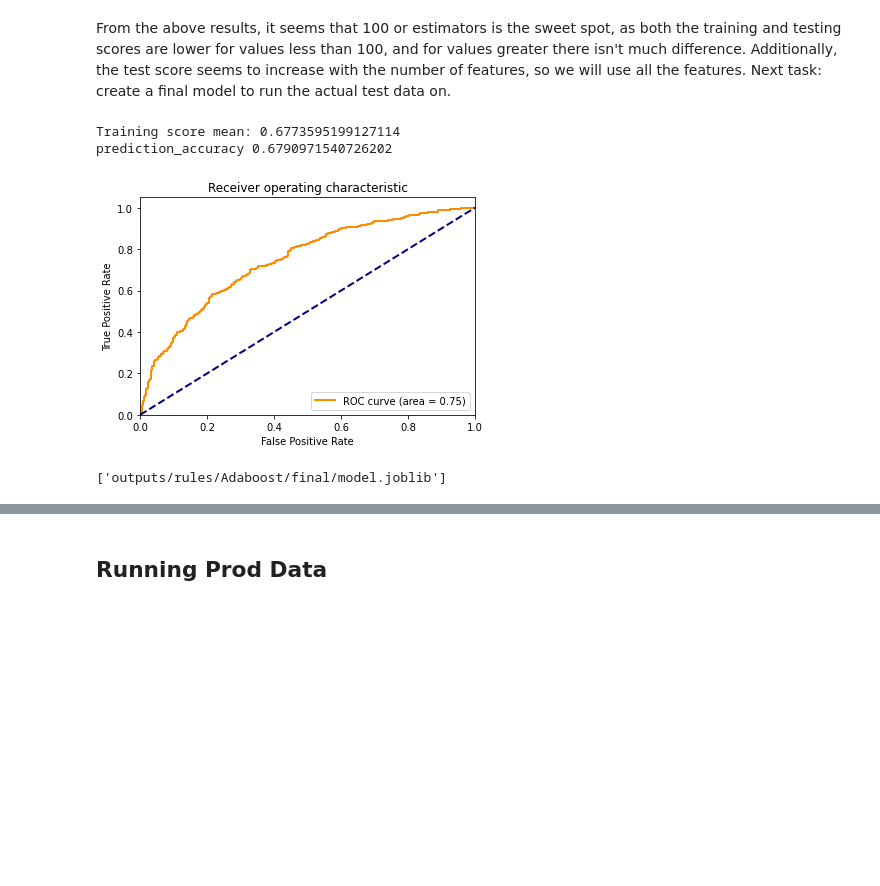
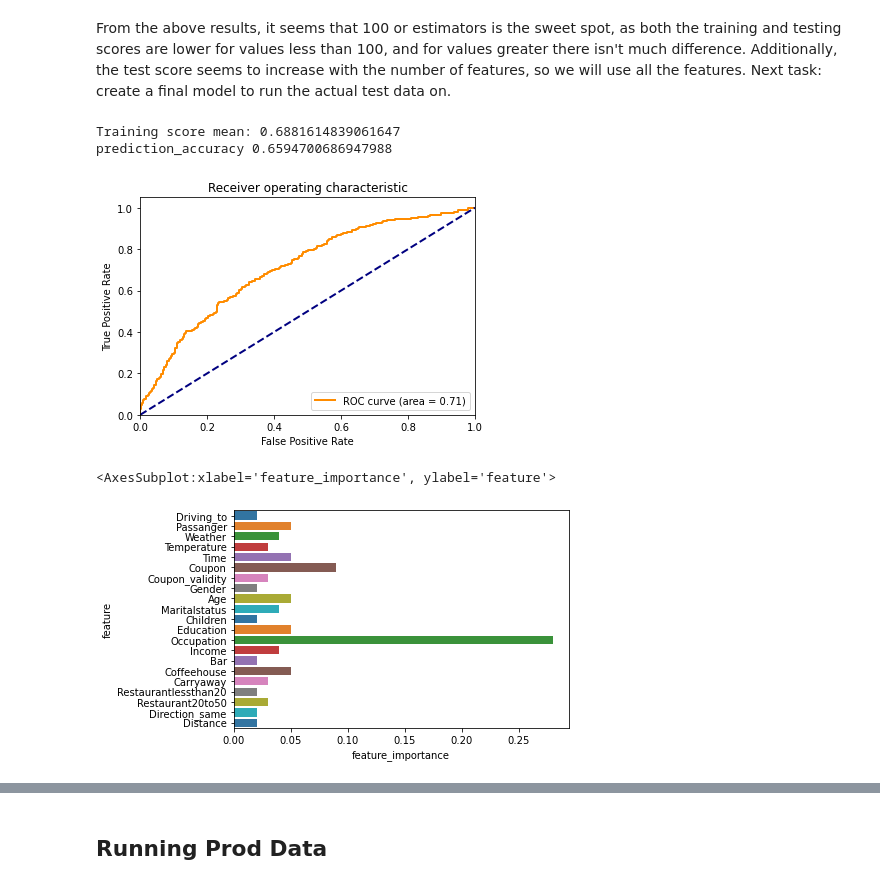
Before and after one commit to apcarrik/kaggle, a Jupyter notebook: duke-cs671-fall21-coupon-recommendation/duke-cs671-fall21-coupon-recommendation.ipynb, the cells around one changed output, grey strips where cells are left out. Drawn from its saved outputs; the diff is of its cells as text; code cells hidden in the pictures; blank space fills up the shorter version.

```diff
--- a/duke-cs671-fall21-coupon-recommendation/duke-cs671-fall21-coupon-recommendation.ipynb
+++ b/duke-cs671-fall21-coupon-recommendation/duke-cs671-fall21-coupon-recommendation.ipynb
@@ -231,18 +206,3 @@ def map_object_columns_to_int(df): # TODO: would it be better to hash the string
-# %%
-def map_float_columns_to_int(df): # TODO: would it be better to hash the strings?
-    # Make copy of df
-    df1 = df.copy()
-
-    # Change all other float columns to int
-    dtypedict = dict(df1.dtypes)
-    for i,(f_name, dtype) in enumerate(dtypedict.items()):
-        if f_name in ['id', 'Decision']: continue
-        if dtype == 'float64' :
-            df1[f_name] = df1[f_name].replace(np.nan, -1).apply(np.int64)
-
-    dtypedict = dict(df1.dtypes)
-
-    return df1, dtypedict
 # %% [markdown]
 ### CART
 # %%
@@ -257,7 +217,7 @@ dev1["Decision"] = dev1["Decision"].astype('str')
 dev1.drop("id",axis=1, inplace=True)
 
 # Split Data into 3 Folds & Get Average Accuracy
-num_splits = 2
+num_splits = 3
 kf = KFold(n_splits=num_splits, shuffle=True , random_state=22)
 
 # Loop over different values for parameter max_depth to compare performance
@@ -277,7 +237,7 @@ for max_depth in max_depths:
         print("----- ------------ -----")
 
         # Test CART algorithm
-        print("----- Testing IC3 -----")
+        print("----- Testing CART -----")
         cart_eval = evaluate_mod(cart_model, test_set, task="test") # Run code below first
         pp.pprint(cart_eval)
         cart_avg_accuracy += cart_eval['accuracy']
@@ -1001,43 +1034,51 @@ Testing Score
 # %% [markdown]
 From the above results, it seems that 100 or estimators is the sweet spot, as both the training and testing scores are lower for values less than 100, and for values greater there isn't much difference. Additionally, the test score seems to increase with the number of features, so we will use all the features. Next task: create a final model to run the actual test data on.
 # %%
-### Create Adaboost model with num_features = 5 and num_estimators=100
+### Create Adaboost model with all features and num_estimators=100
 
 # Make copy of df
 dev1 = dev.copy()
 
 # Map object features to ints
 dev1, dtypedict = map_object_columns_to_int(dev1)
 
 # Map float features to ints
 dev1, dtypedict = map_float_columns_to_int(dev1)
 
 # Split into test and train sets
 train_1, test_1 = train_test_split(dev1, test_size=0.10) #, random_state=1)
 
 # Create classifier
 clf = AdaBoostClassifier(n_estimators=100)
 
 # Train classifier & report score with cross-validation
-train_scores = cross_val_score(clf, train_1.drop("Decision",axis=1), train_1["Decision"], cv=5)
-clf.fit(train_1.drop("Decision",axis=1), train_1["Decision"])
+train_scores = cross_val_score(clf, train_1.drop(["Decision","id"],axis=1), train_1["Decision"], cv=5)
+clf.fit(train_1.drop(["Decision","id"],axis=1), train_1["Decision"])
 print(f"Training score mean: {train_scores.mean()}")
 
 # Test classifier & report score
-predicted_values = clf.predict(test_1.drop("Decision",axis=1))
-prediction_accuracy = clf.score(test_1.drop("Decision",axis=1), test_1["Decision"])
+predicted_values = clf.predict(test_1.drop(["Decision","id"],axis=1))
+prediction_accuracy = clf.score(test_1.drop(["Decision","id"],axis=1), test_1["Decision"])
 print("prediction_accuracy", prediction_accuracy)
-predicted_probabilities = clf.decision_function(test_1.drop("Decision",axis=1))
+predicted_probabilities = clf.decision_function(test_1.drop(["Decision","id"],axis=1))
 
 compute_and_plot_roc_curve(test_1["Decision"],predicted_probabilities)
 
 # Save model
-save_dir = "outputs/rules/Adaboost/final"
+save_dir = "outputs/rules/Adaboost/final/1"
 if not os.path.exists(save_dir):
     os.makedirs(save_dir)
 dump(clf, f'{save_dir}/model.joblib')
+
+# Print feature importance
+fs = test_1.drop(["Decision","id"],axis=1).columns.values.tolist()
+fidata = [{'feature': f, 'feature_importance': i} for (f,i) in zip(fs, clf.feature_importances_)]
+df_fidata = pd.DataFrame(fidata)
+
+sns.barplot(data=df_fidata, x='feature_importance', y='feature' , palette="tab10" )
 # %% [output]
-Training score mean: 0.6773595199127114
-prediction_accuracy 0.6790971540726202
+Training score mean: 0.6881614839061647
+prediction_accuracy 0.6594700686947988
-[figure, old version]
+[figure, new version]
-['outputs/rules/Adaboost/final/model.joblib']
+<AxesSubplot:xlabel='feature_importance', ylabel='feature'>
+[figure, added]
```
Also changed, not shown: parts of 44 cells of this notebook, 35 other files.
